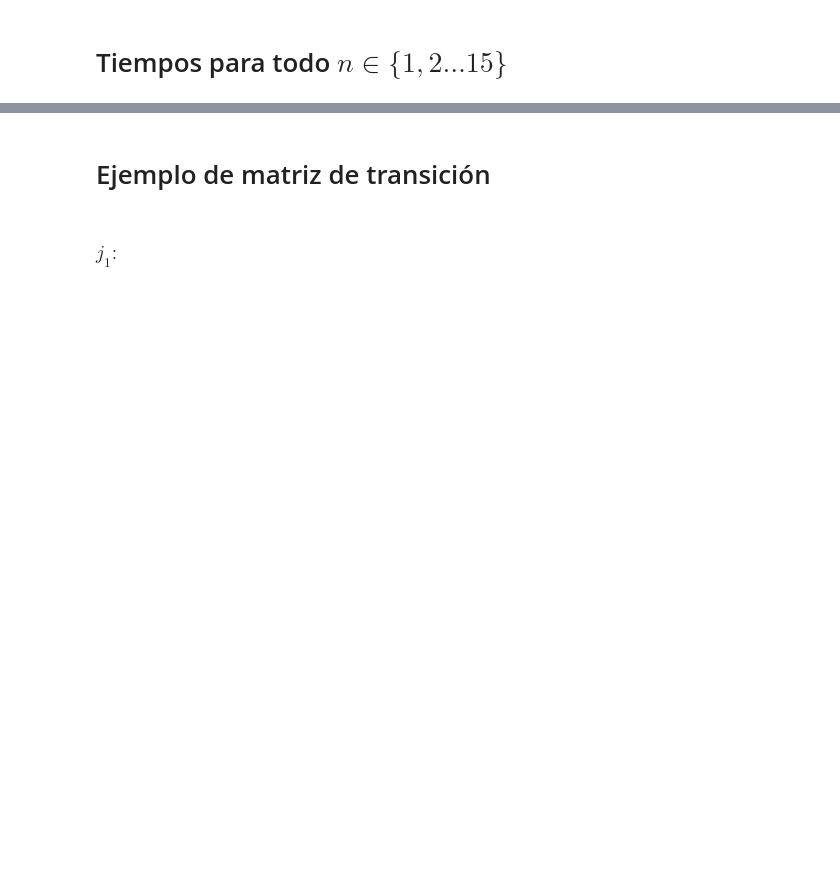
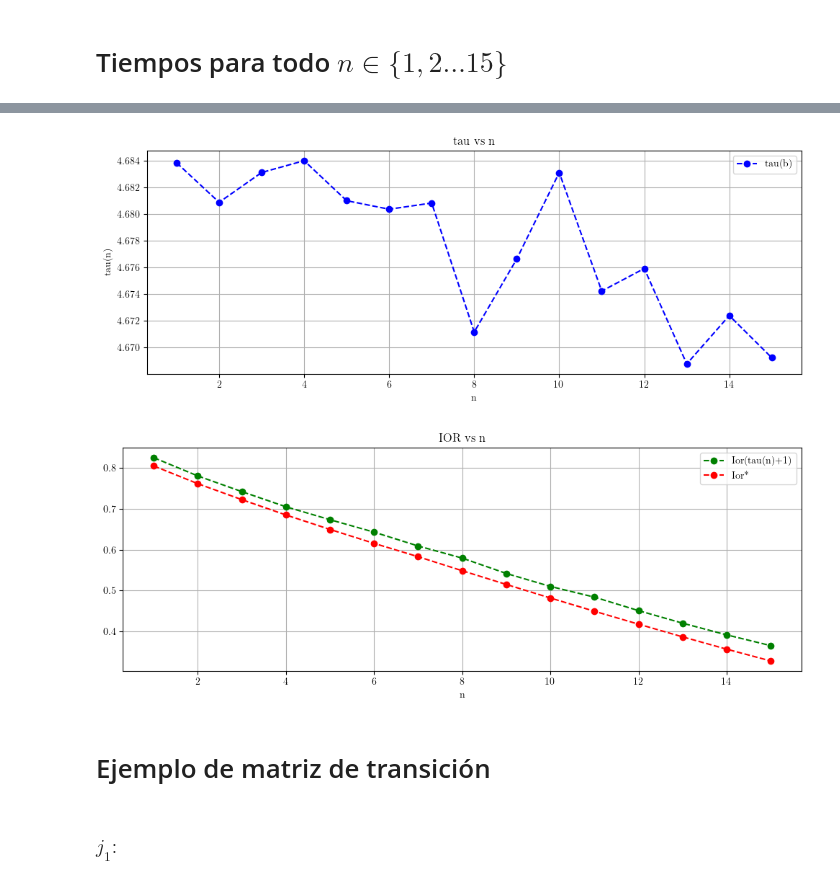
Before and after one commit to NeutralElement/Stochastic-Processes-Project, a Jupyter notebook: JavieraSimulations/Simulacion (1).ipynb, the cells around one changed output, grey strips where cells are left out. Saved outputs shown, nothing was run; the diff lists cells and outputs as text; code cells hidden in the pictures; blank space fills up the shorter version.

```diff
--- a/JavieraSimulations/Simulacion (1).ipynb
+++ b/JavieraSimulations/Simulacion (1).ipynb
@@ -381,3 +409,50 @@ KeyboardInterrupt:
+# %%
+data = [
+    [1, 4.683840044655542, 0.8256461414542523, 0.80533],
+    [2, 4.680882458727919, 0.7808823553663345, 0.76189],
+    [3, 4.68311416439418, 0.7424058955597167, 0.7227600000000001],
+    [4, 4.683997999067107, 0.7052997254847748, 0.6851999999999999],
+    [5, 4.6810023448421125, 0.6736358641255311, 0.6497700000000001],
+    [6, 4.680365005224655, 0.6431173585798166, 0.6155999999999997],
+    [7, 4.680828991650454, 0.609136563367814, 0.5829],
+    [8, 4.671170787936444, 0.5794442556929577, 0.54848],
+    [9, 4.676633128266556, 0.5418272380386404, 0.51488],
+    [10, 4.6831055971252775, 0.5100415677341186, 0.48162999999999995],
+    [11, 4.674236497060614, 0.4837626713806173, 0.44918999999999987],
+    [12, 4.675924295499224, 0.4507342252598998, 0.41752000000000006],
+    [13, 4.668779254324395, 0.419918736082548, 0.3864000000000001],
+    [14, 4.672399521818031, 0.3912598928512362, 0.35625],
+    [15, 4.669241257943118, 0.3649136958141689, 0.32736999999999994],
+]
+
+x = [row[0] for row in data]
+y1 = [row[1] for row in data]
+y2 = [row[2] for row in data]
+y3 = [row[3] for row in data]
+
+plt.figure(figsize=(10, 4))
+plt.plot(x, y1, 'o--', color='blue', label='tau(b)')
+plt.xlabel("n")
+plt.ylabel("tau(n)")
+plt.title("tau vs n")
+plt.grid(True)
+plt.legend()
+plt.tight_layout()
+plt.show()
+
+plt.figure(figsize=(10, 4))
+plt.plot(x, y2, 'o--', color='green', label='Ior(tau(n)+1)')
+plt.plot(x, y3, 'o--', color='red', label='Ior*')
+plt.xlabel("n")
+plt.ylabel("")
+plt.title("IOR vs n")
+plt.grid(True)
+plt.legend()
+plt.tight_layout()
+plt.show()
+# %% [output]
+[figure, added]
+[figure, added]
 # %% [markdown]
 # Ejemplo de matriz de transición
 # %% [markdown]
```
Also changed, not shown: parts of 6 cells of this notebook, 4 other files.
